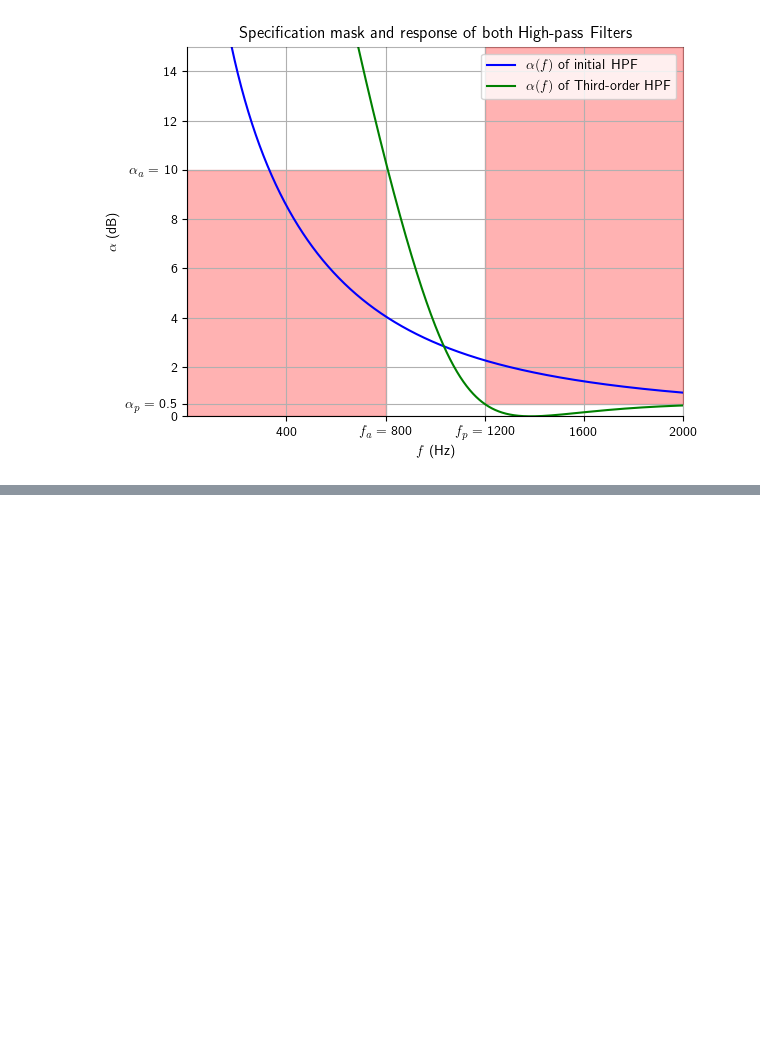
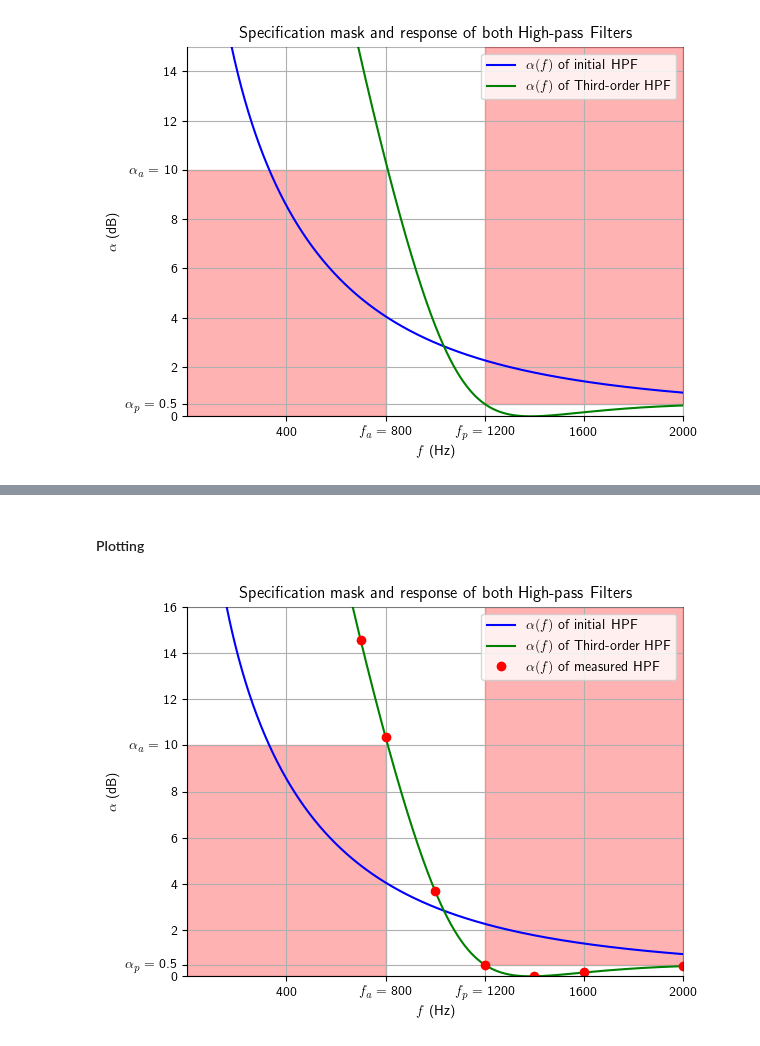
Before and after one commit to alonso-herreros/uni-lnas-lab2, a Jupyter notebook: Session1.ipynb, the cells around one changed output, grey strips where cells are left out. Cells and saved outputs as stored; diff of their text form; code cells hidden in the pictures; blank space fills up the shorter version.

```diff
--- a/Session1.ipynb
+++ b/Session1.ipynb
@@ -223,0 +309,23 @@ fig.savefig('figures/fig1.2.4.2.svg')
+# %%
+# Measured power levels
+
+P_hpf = {
+    700: 87.70286e-6,
+    800: 229.78214e-6,
+    1000: 1.06826e-3,
+    1200: 2.22702e-3,
+    1400: 2.49726e-3,
+    1600: 2.40666e-3,
+    2000: 2.26063e-3,
+}
+# %%
+# Attenuation levels
+
+α_hpf = {f: -dB(P/Pmax) for f, P in P_hpf.items()}
+print(
+    '| $f$ (Hz) | $P (W)$ | $α$ (dB) |\n' +
+    '| :---: | :---: | :---: |\n' +
+    '\n'.join([f'| ${f:.1f}$ | ${(P*1e3) if P > 1e-3 else P*1e6:{".3f" if P>1e-3 else ".2f"}} \\text{{ {"m" if P>1e-3 else "μ"}W}}$ | ${α:.2f}$ |'
+    for f, P, α in zip(P_hpf.keys(), P_hpf.values(), α_hpf.values())])
+)
+x = zip(P_hpf.keys(), P_hpf.values(), α_hpf.values())
@@ -223,0 +342,23 @@ fig.savefig('figures/fig1.2.4.2.svg')
+# %% [markdown]
+#### Plotting
+# %%
+fig, ax = custom_plot(
+    title=r'Specification mask and response of both High-pass Filters',
+    xlabel=r'$f$ (Hz)', ylabel=r'$\alpha$ (dB)', xlim=flim, ylim=αlim
+)
+ax.set_xticks(
+    fticks,
+    [f'$f_a =$ {f}' if f == f1 else f'$f_p =$ {f}' if f == f2 else f for f in fticks]
+)
+ax.set_yticks(αticks, αlabels)
+
+ax.fill_between((fm, f1), αc, α0, color='red', alpha=0.3)
+ax.fill_between((f2, fM), αp, αm, color='red', alpha=0.3)
+ax.plot(frange, [att_hpf(f) for f in frange], label=r'$\alpha(f)$ of initial HPF', color='blue')
+ax.plot(frange, [att_hpf3(f) for f in frange], label=r'$\alpha(f)$ of Third-order HPF', color='green')
+ax.plot(P_hpf.keys(), α_hpf.values(), 'o', label=r'$\alpha(f)$ of measured HPF', color='red')
+ax.legend()
+
+fig.savefig('figures/fig1.2.5.4.svg')
+# %% [output]
+[figure, added]
```
Also changed, not shown: parts of 13 cells of this notebook, 5 other files.
